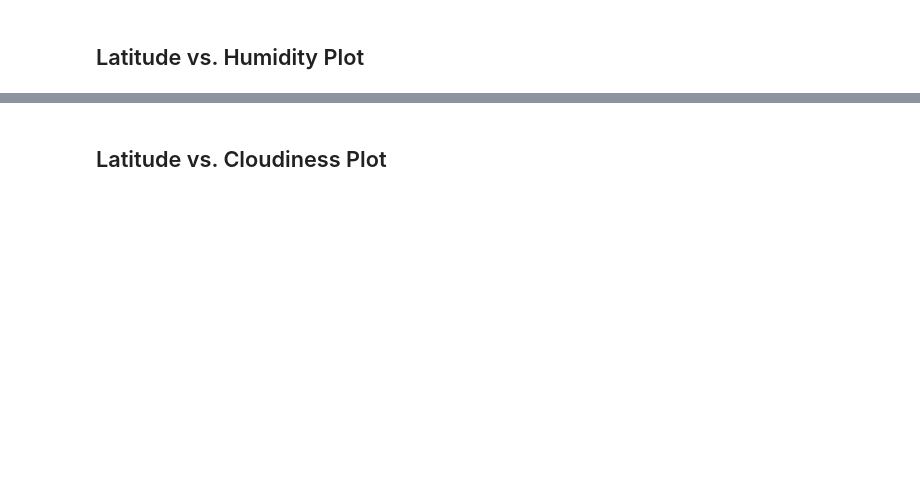
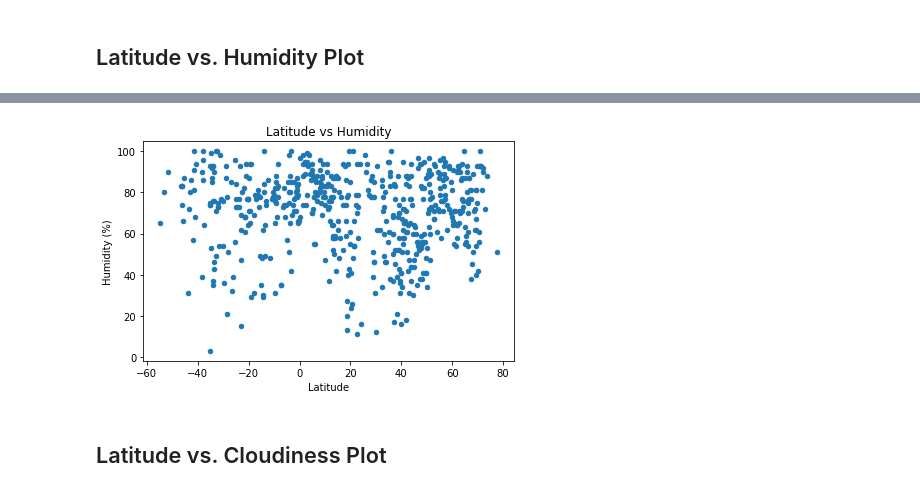
Before and after one commit to 12wollmana/UMN-Data_Analytics-Python_API_Challenge, a Jupyter notebook: WeatherPy/WeatherPy.ipynb, the cells around one changed output, grey strips where cells are left out. Cells and saved outputs as stored; diff of their text form; code cells hidden in the pictures; blank space fills up the shorter version.

```diff
--- a/WeatherPy/WeatherPy.ipynb
+++ b/WeatherPy/WeatherPy.ipynb
@@ -218,2 +247,15 @@ Int64Index([], dtype='int64')
+# %%
+def plot_lat_v_humid(df):
+    plot = df.plot(kind="scatter", \
+            x = City_Weather_Columns.lat, y = City_Weather_Columns.humidity)
+    plt.title("Latitude vs Humidity")
+    plt.ylabel("Humidity (%)")
+    plt.xlabel("Latitude")
+
+plot_lat_v_humid(final_city_data)
+plt.tight_layout()
+plt.show()
+# %% [output]
+[figure, added]
 # %% [markdown]
 ## Latitude vs. Cloudiness Plot
```
Also changed, not shown: parts of 39 cells of this notebook, 1 other file.
